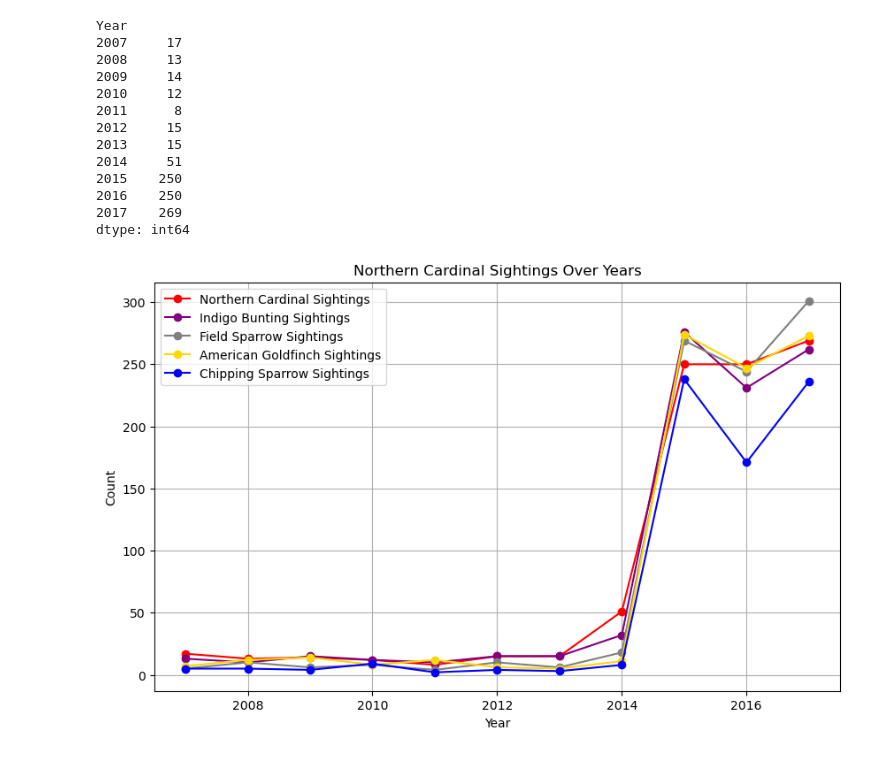
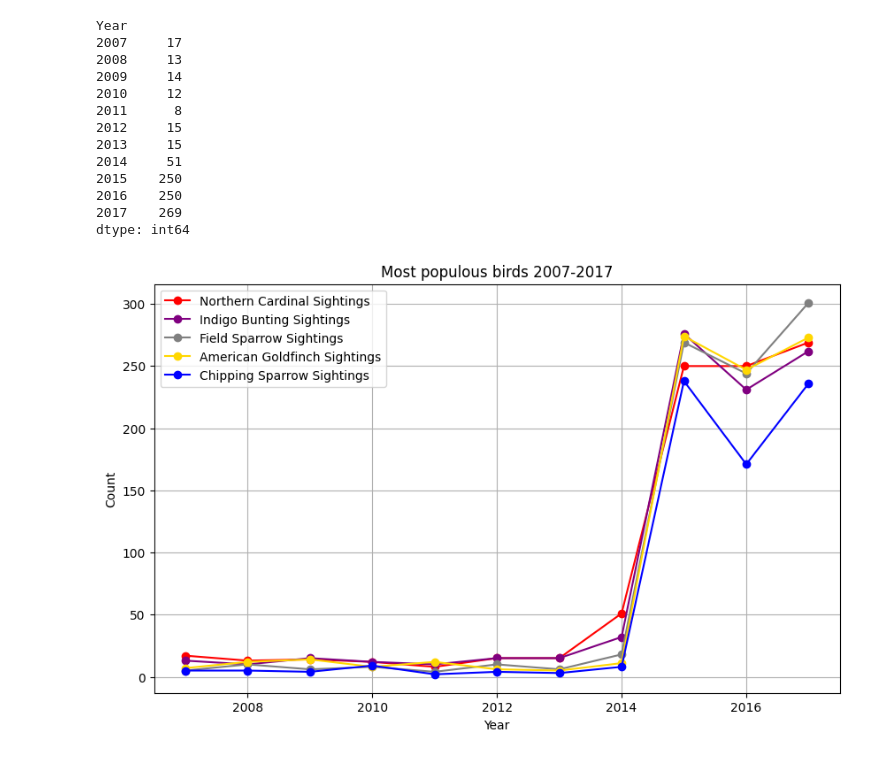
Before and after one commit to Zenon-Nowakowski/Bird-watching-data-analysis, a Jupyter notebook: main.ipynb, the cells around one changed output. Drawn from its saved outputs; the diff is of its cells as text; code cells hidden in the pictures.

```diff
--- a/main.ipynb
+++ b/main.ipynb
@@ -65,19 +65,19 @@ dtype: int64
 # %%
 #plot of the top 5 most sited birds
 plt.figure(figsize=(10, 6))
 plt.plot(birds[birds['Common_Name'] == 'Northern Cardinal'].groupby('Year').size(), marker='o', linestyle='-', color='red', label='Northern Cardinal Sightings')
 plt.plot(birds[birds['Common_Name'] == 'Indigo Bunting'].groupby('Year').size(), marker='o', linestyle='-', color='purple', label='Indigo Bunting Sightings')
 plt.plot(birds[birds['Common_Name'] == 'Field Sparrow'].groupby('Year').size(), marker='o', linestyle='-', color='grey', label='Field Sparrow Sightings')
 plt.plot(birds[birds['Common_Name'] == 'American Goldfinch'].groupby('Year').size(), marker='o', linestyle='-', color='gold', label='American Goldfinch Sightings')
 plt.plot(birds[birds['Common_Name'] == 'Chipping Sparrow'].groupby('Year').size(), marker='o', linestyle='-', color='blue', label='Chipping Sparrow Sightings')
-plt.title('Northern Cardinal Sightings Over Years')
+plt.title('Most populous birds 2007-2017')
 plt.xlabel('Year')
 plt.ylabel('Count')
 plt.legend()
 plt.grid(True)
 plt.show()
 # %% [output]
-[figure, old version]
+[figure, new version]
 # %%
 birds_early = birds[(birds['Year'] >= 2007) & (birds['Year'] <= 2014) & (birds['Common_Name'])]
 birds_late = birds[(birds['Year'] > 2014) & (birds['Common_Name'])]
```
Also changed, not shown: parts of 5 cells of this notebook.
